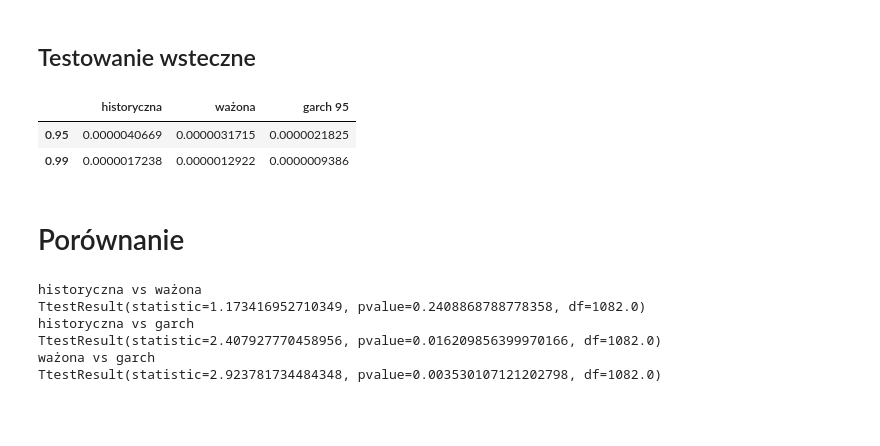
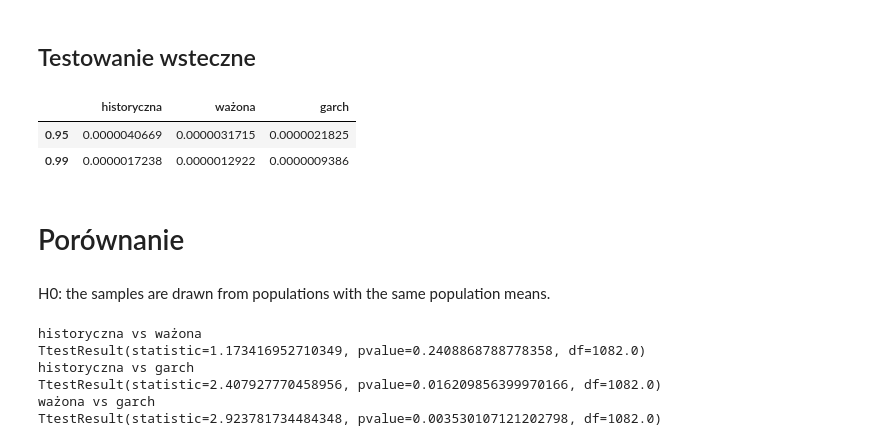
Before and after one commit to OlaHodera/risk, a Jupyter notebook: projekt3/historical_expectiles.ipynb, the cells around one changed output. Drawn from its saved outputs; the diff is of its cells as text; code cells hidden in the pictures; blank space fills up the shorter version.

```diff
--- a/projekt3/historical_expectiles.ipynb
+++ b/projekt3/historical_expectiles.ipynb
@@ -113,11 +113,11 @@ plt.savefig(f'pics\\{params["name"]}\\evar95_garch.png')
 # %%
 S95_garch = scoring_expectile(data.returns, data.var95_garch, .95)
 S99_garch = scoring_expectile(data.returns, data.var99_garch, .99)
 
-scoring_df['garch 95'] =  [np.mean(S95_garch), np.mean(S99_garch)]
+scoring_df['garch'] =  [np.mean(S95_garch), np.mean(S99_garch)]
 scoring_df
 # %% [output]
-|  | historyczna | ważona | garch 95 |
+|  | historyczna | ważona | garch |
 | 0.95 | 0.0000040669 | 0.0000031715 | 0.0000021825 |
 | 0.99 | 0.0000017238 | 0.0000012922 | 0.0000009386 |
 # %% [markdown]
@@ -125,6 +125,8 @@ scoring_df
 # %%
 S95s = {'historyczna': S95, 'ważona': S95_weighted,'garch': S95_garch}
 S99s = {'historyczna': S99, 'ważona': S99_weighted,'garch': S99_garch}
+# %% [markdown]
+H0: the samples are drawn from populations with the same population means.
 # %%
 for a, b in itertools.combinations(S95s.keys(), 2):
     print(f'{a} vs {b}\n{stats.ttest_ind(S95s[a], S95s[b])}')
```
Also changed, not shown: 1 other file.
